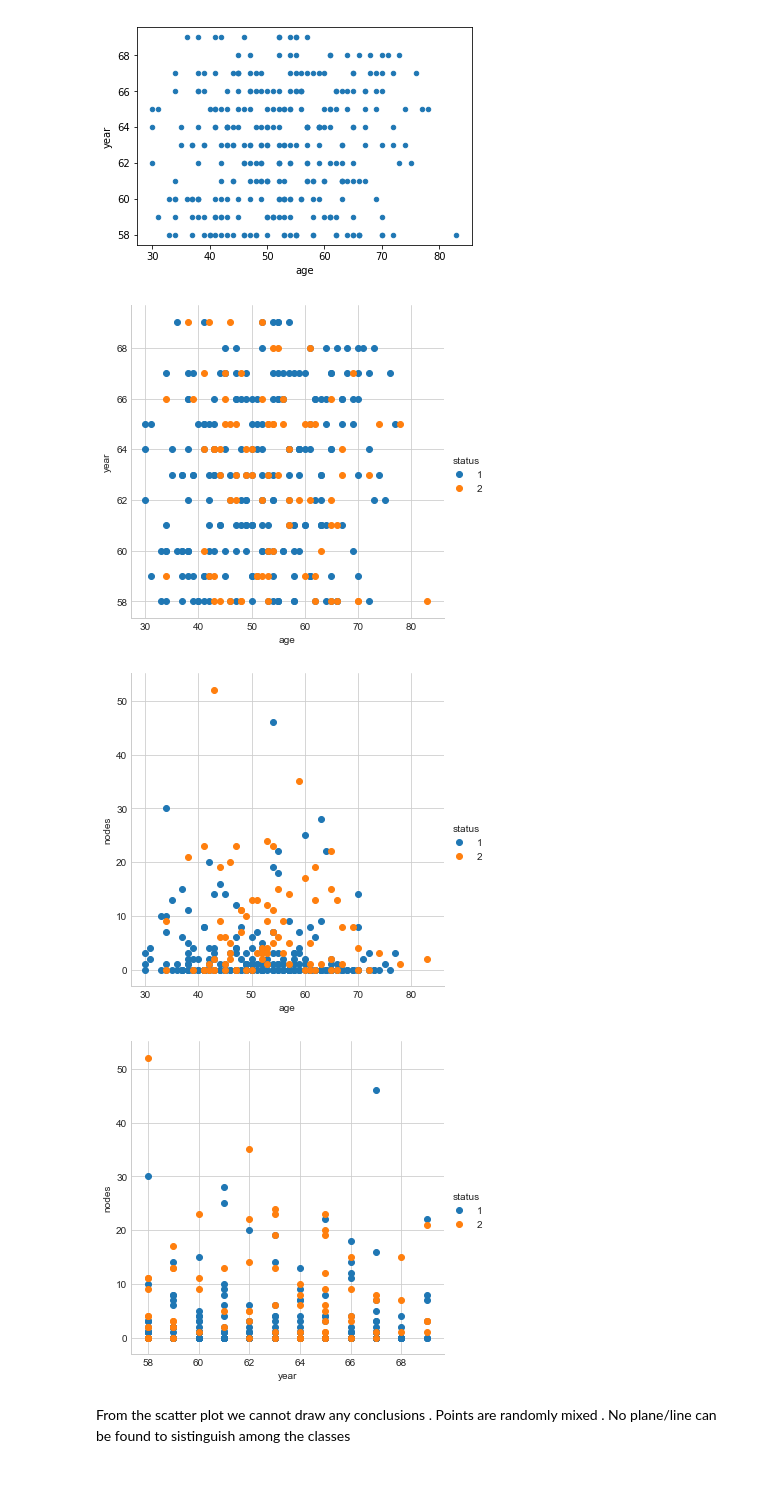
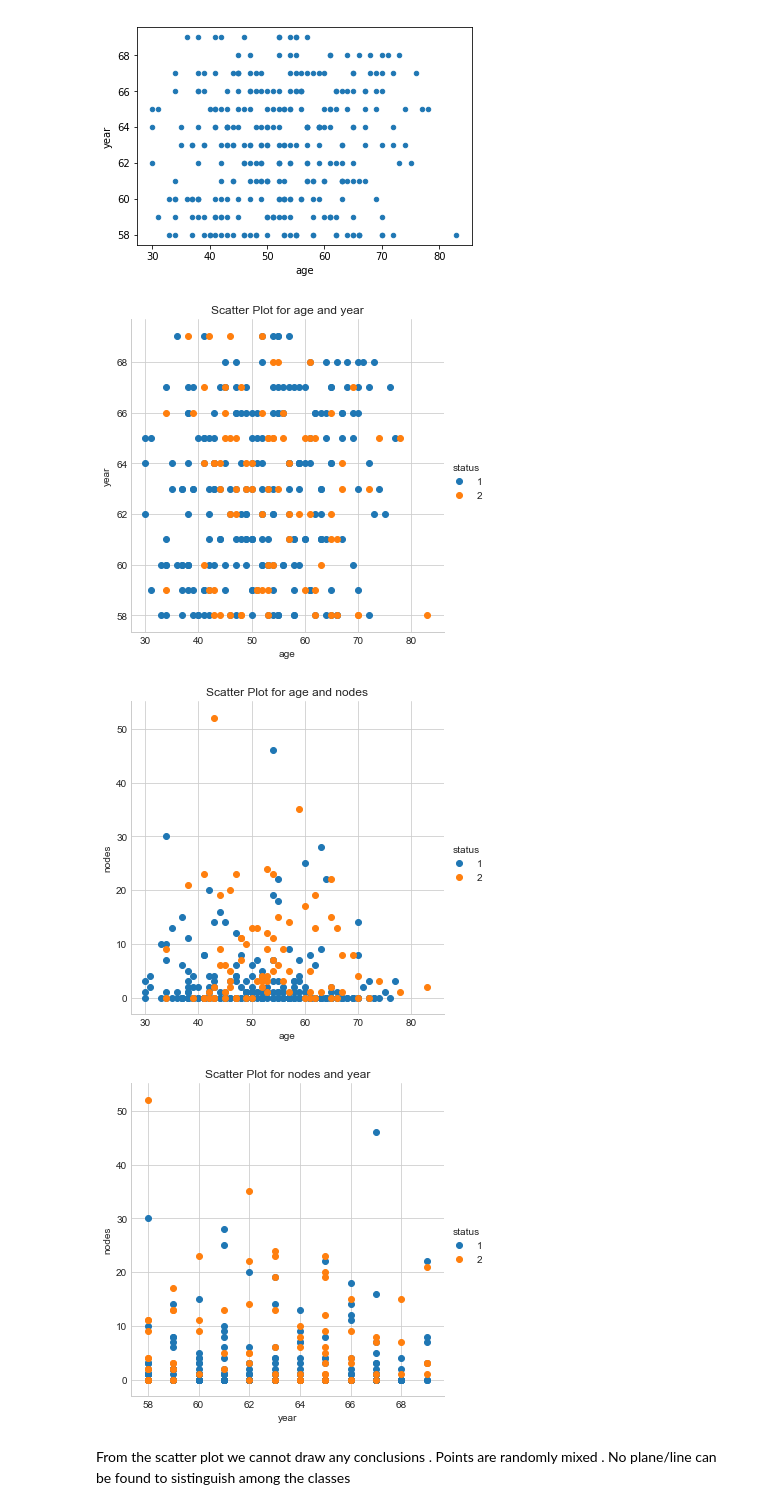
Before and after one commit to prakhar19sharma/EDA-on-haberman-dataset, a Jupyter notebook: Exploratory data analysis on HaberMan Dataset.ipynb, the cells around one changed output. Drawn from its saved outputs; the diff is of its cells as text; code cells hidden in the pictures; blank space fills up the shorter version.

```diff
--- a/Exploratory data analysis on HaberMan Dataset.ipynb
+++ b/Exploratory data analysis on HaberMan Dataset.ipynb
@@ -35,23 +36,28 @@ mat.show()
 # %%
 sns.set_style("whitegrid");
 sns.FacetGrid(df, hue="status", size=5) \
    .map(mat.scatter, "age", "year") \
    .add_legend();
+mat.title("Scatter Plot for age and year")
 mat.show();
 sns.set_style("whitegrid");
 sns.FacetGrid(df, hue="status", size=5) \
    .map(mat.scatter, "age", "nodes") \
    .add_legend();
+
+mat.title("Scatter Plot for age and nodes")
 mat.show();
 sns.set_style("whitegrid");
 sns.FacetGrid(df, hue="status", size=5) \
    .map(mat.scatter, "year", "nodes") \
    .add_legend();
+
+mat.title("Scatter Plot for nodes and year")
 mat.show();
 # %% [output]
-[figure, old version]
+[figure, new version]
-[figure, old version]
+[figure, new version]
-[figure, old version]
+[figure, new version]
 # %% [markdown]
 From the scatter plot we cannot draw any conclusions . Points are randomly mixed . No plane/line can be found to  sistinguish among the classes
 # %%
```
Also changed, not shown: parts of 4 cells of this notebook, 1 other file.
